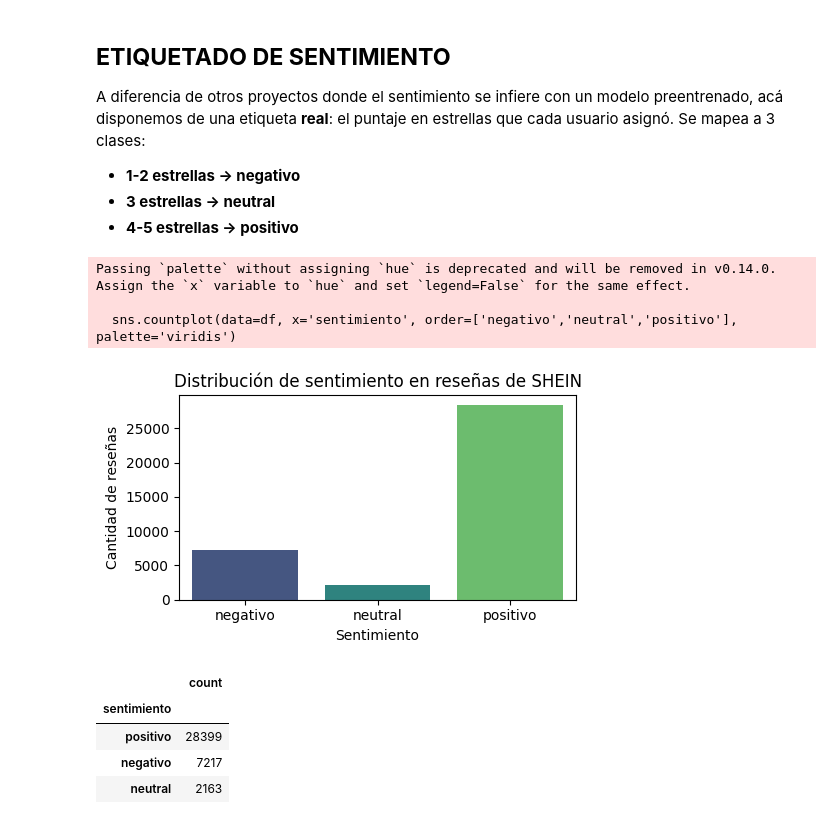
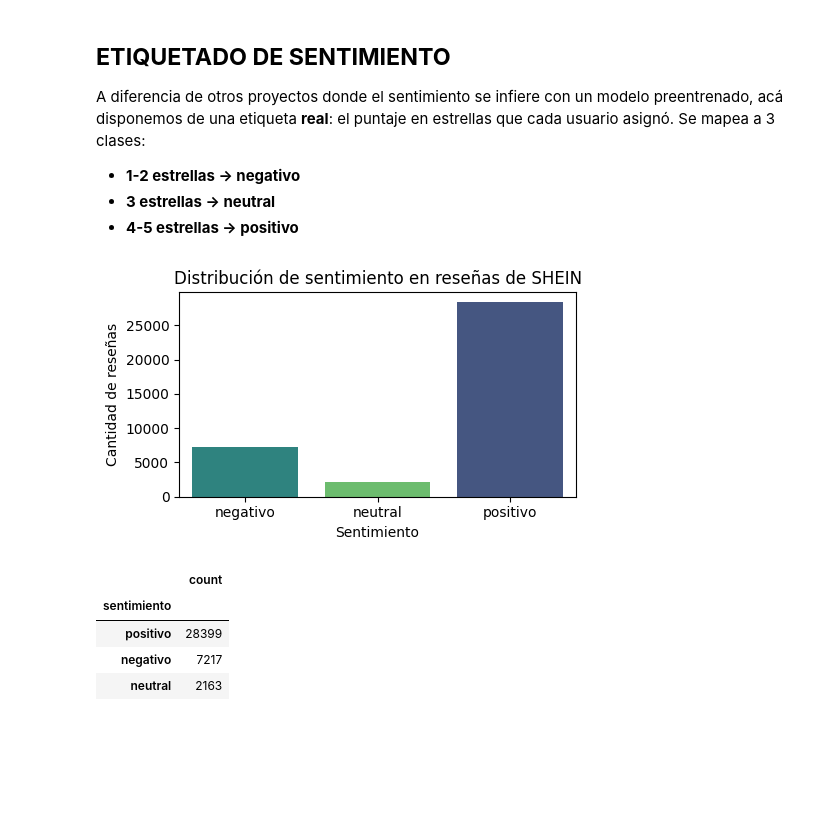
Before and after one commit to alejandraliebre08-lgtm/Analisis_Sentimientos_Shein, a Jupyter notebook: Análisis_Sentimientos_Shein.ipynb, the cells around one changed output. Saved outputs shown, nothing was run; the diff lists cells and outputs as text; code cells hidden in the pictures; blank space fills up the shorter version.

Commit message:
Proyecto Final Data Science III- Análisis de sentimientos SHEIN

```diff
--- a/Análisis_Sentimientos_Shein.ipynb
+++ b/Análisis_Sentimientos_Shein.ipynb
@@ -286,18 +285,15 @@ def clasificar_sentimiento(score):
 df["sentimiento"] = df["score"].apply(clasificar_sentimiento)
 # %%
 plt.figure(figsize=(5,3))
-sns.countplot(data=df, x='sentimiento', order=['negativo','neutral','positivo'], palette='viridis')
+sns.countplot(data=df, x='sentimiento', hue= 'sentimiento', order=['negativo','neutral','positivo'], palette='viridis', legend=False)
 plt.title('Distribución de sentimiento en reseñas de SHEIN')
 plt.xlabel('Sentimiento')
 plt.ylabel('Cantidad de reseñas')
 plt.tight_layout()
 plt.savefig('distribucion_sentimiento.png', dpi=150)
 plt.show()
 # %% [output]
-Passing `palette` without assigning `hue` is deprecated and will be removed in v0.14.0. Assign the `x` variable to `hue` and set `legend=False` for the same effect.
-
-  sns.countplot(data=df, x='sentimiento', order=['negativo','neutral','positivo'], palette='viridis')
-[figure, old version]
+[figure, new version]
 # %%
 # Cantidad de reseñas por sentimiento
 df["sentimiento"].value_counts()
```
Also changed, not shown: parts of 11 cells of this notebook.
